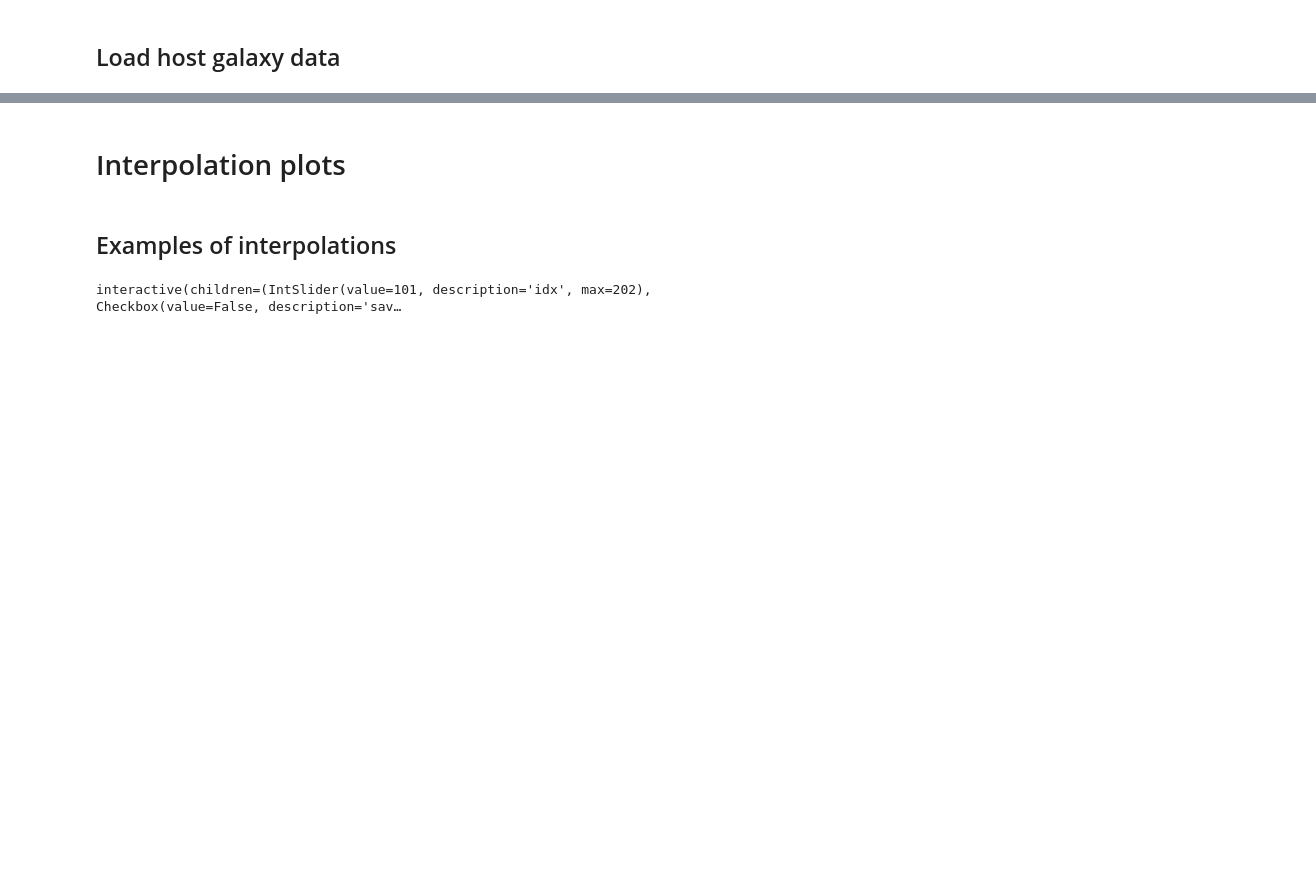
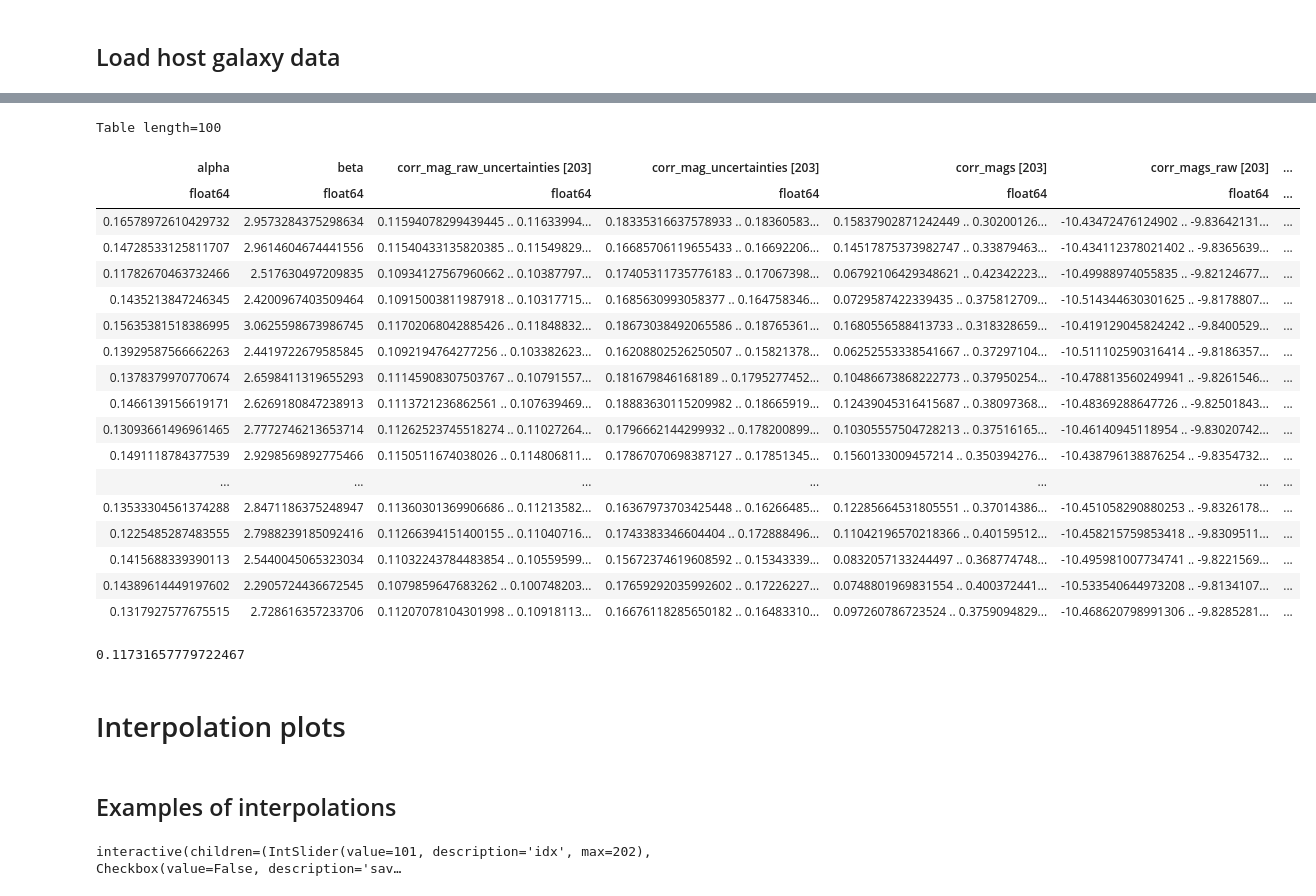
Before and after one commit to snfactory/twins_embedding, a Jupyter notebook: manifold_twins_plots.ipynb, the cells around one changed output, grey strips where cells are left out. Cells and saved outputs as stored; diff of their text form; code cells hidden in the pictures; blank space fills up the shorter version.

```diff
--- a/manifold_twins_plots.ipynb
+++ b/manifold_twins_plots.ipynb
@@ -184,3 +66,7 @@ SALT2 Hubble fit:
+# %%
+res = []
+for i in tqdm.tqdm(range(100)):
+    res.append(a.calculate_salt_hubble_residuals(bootstrap=True))
 # %% [markdown]
 ## Load host galaxy data
 # %%
@@ -187,0 +108,31 @@ a.load_host_data()
+# %%
+res = []
+for i in tqdm.tqdm(range(100)):
+    res.append(a.calculate_salt_hubble_residuals(a.host_mask & a.uncertainty_mask & extra_mask,
+                                                 [a.host_data['p(prompt)']], bootstrap=True))
+# %%
+Table(res)
+# %% [output]
+Table length=100
+| alpha | beta | corr_mag_raw_uncertainties [203] | corr_mag_uncertainties [203] | corr_mags [203] | corr_mags_raw [203] | ... |
+| float64 | float64 | float64 | float64 | float64 | float64 | ... |
+| 0.16578972610429732 | 2.9573284375298634 | 0.11594078299439445 .. 0.11633994... | 0.18335316637578933 .. 0.18360583... | 0.15837902871242449 .. 0.30200126... | -10.43472476124902 .. -9.83642131... | ... |
+| 0.14728533125811707 | 2.9614604674441556 | 0.11540433135820385 .. 0.11549829... | 0.16685706119655433 .. 0.16692206... | 0.14517875373982747 .. 0.33879463... | -10.434112378021402 .. -9.8365639... | ... |
+| 0.11782670463732466 | 2.517630497209835 | 0.10934127567960662 .. 0.10387797... | 0.17405311735776183 .. 0.17067398... | 0.06792106429348621 .. 0.42342223... | -10.49988974055835 .. -9.82124677... | ... |
+| 0.1435213847246345 | 2.4200967403509464 | 0.10915003811987918 .. 0.10317715... | 0.1685630993058377 .. 0.164758346... | 0.0729587422339435 .. 0.375812709... | -10.514344630301625 .. -9.8178807... | ... |
+| 0.15635381518386995 | 3.0625598673986745 | 0.11702068042885426 .. 0.11848832... | 0.18673038492065586 .. 0.18765361... | 0.1680556588413733 .. 0.318328659... | -10.419129045824242 .. -9.8400529... | ... |
+| 0.13929587566662263 | 2.4419722679585845 | 0.1092194764277256 .. 0.103382623... | 0.16208802526250507 .. 0.15821378... | 0.06252553338541667 .. 0.37297104... | -10.511102590316414 .. -9.8186357... | ... |
+| 0.1378379970770674 | 2.6598411319655293 | 0.11145908307503767 .. 0.10791557... | 0.181679846168189 .. 0.1795277452... | 0.10486673868222773 .. 0.37950254... | -10.478813560249941 .. -9.8261546... | ... |
+| 0.1466139156619171 | 2.6269180847238913 | 0.1113721236862561 .. 0.107639469... | 0.18883630115209982 .. 0.18665919... | 0.12439045316415687 .. 0.38097368... | -10.48369288647726 .. -9.82501843... | ... |
+| 0.13093661496961465 | 2.7772746213653714 | 0.11262523745518274 .. 0.11027264... | 0.1796662144299932 .. 0.178200899... | 0.10305557504728213 .. 0.37516165... | -10.46140945118954 .. -9.83020742... | ... |
+| 0.1491118784377539 | 2.9298569892775466 | 0.1150511674038026 .. 0.114806811... | 0.17867070698387127 .. 0.17851345... | 0.1560133009457214 .. 0.350394276... | -10.438796138876254 .. -9.8354732... | ... |
+| ... | ... | ... | ... | ... | ... | ... |
+| 0.13533304561374288 | 2.8471186375248947 | 0.11360301369906686 .. 0.11213582... | 0.16367973703425448 .. 0.16266485... | 0.12285664531805551 .. 0.37014386... | -10.451058290880253 .. -9.8326178... | ... |
+| 0.1225485287483555 | 2.7988239185092416 | 0.11266394151400155 .. 0.11040716... | 0.1743383346604404 .. 0.172888496... | 0.11042196570218366 .. 0.40159512... | -10.458215759853418 .. -9.8309511... | ... |
+| 0.1415688339390113 | 2.5440045065323034 | 0.11032243784483854 .. 0.10559599... | 0.15672374619608592 .. 0.15343339... | 0.0832057133244497 .. 0.368774748... | -10.495981007734741 .. -9.8221569... | ... |
+| 0.14389614449197602 | 2.2905724436672545 | 0.1079859647683262 .. 0.100748203... | 0.17659292035992602 .. 0.17226227... | 0.0748801969831554 .. 0.400372441... | -10.533540644973208 .. -9.8134107... | ... |
+| 0.1317927577675515 | 2.728616357233706 | 0.11207078104301998 .. 0.10918113... | 0.16676118285650182 .. 0.16483310... | 0.097260786723524 .. 0.3759094829... | -10.468620798991306 .. -9.8285281... | ... |
+# %%
+np.mean([i['covariate_amplitude_0'] for i in res])
+# %% [output]
+0.11731657779722467
```
Also changed, not shown: parts of 242 cells of this notebook, 7 other files.
